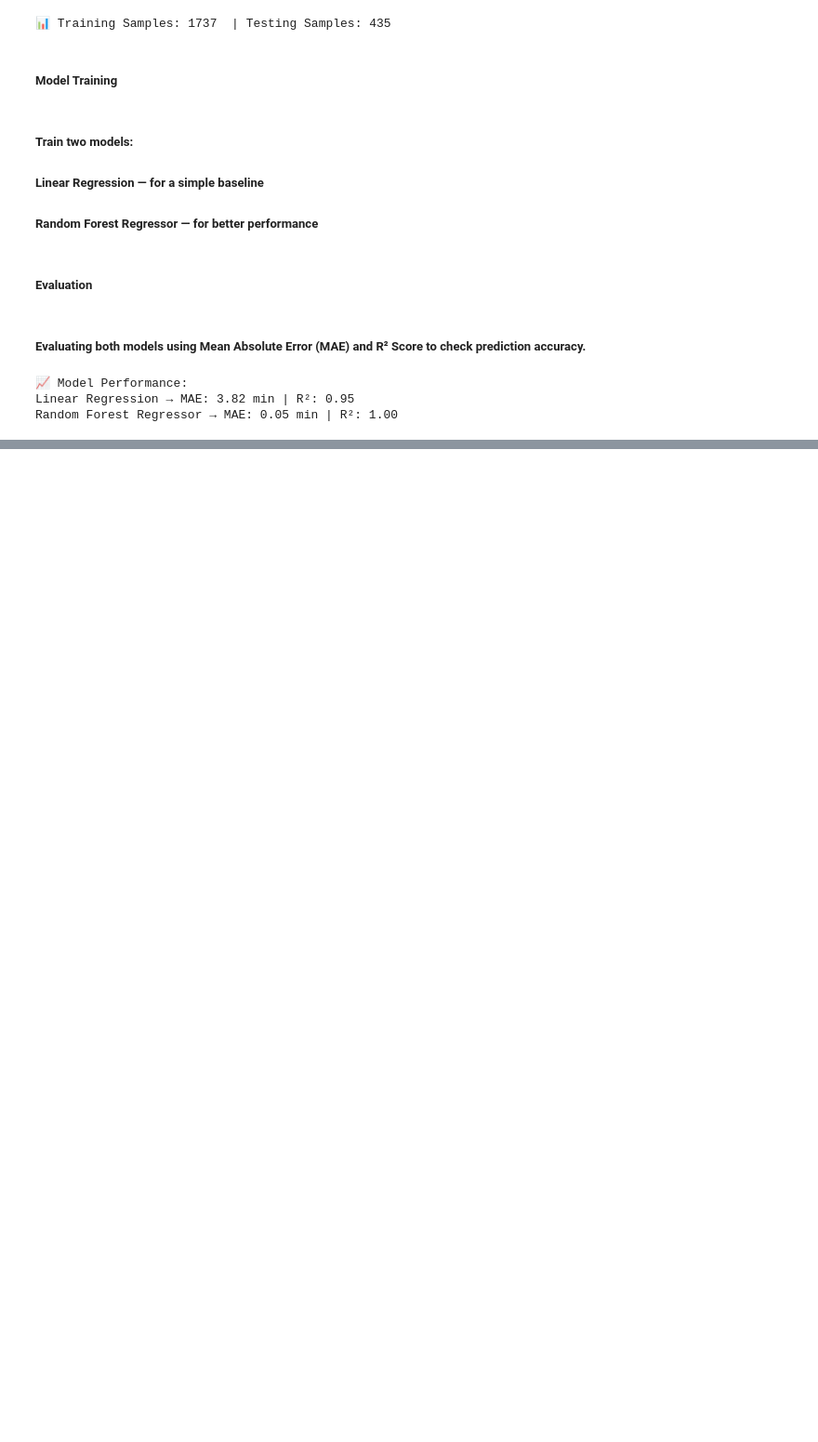
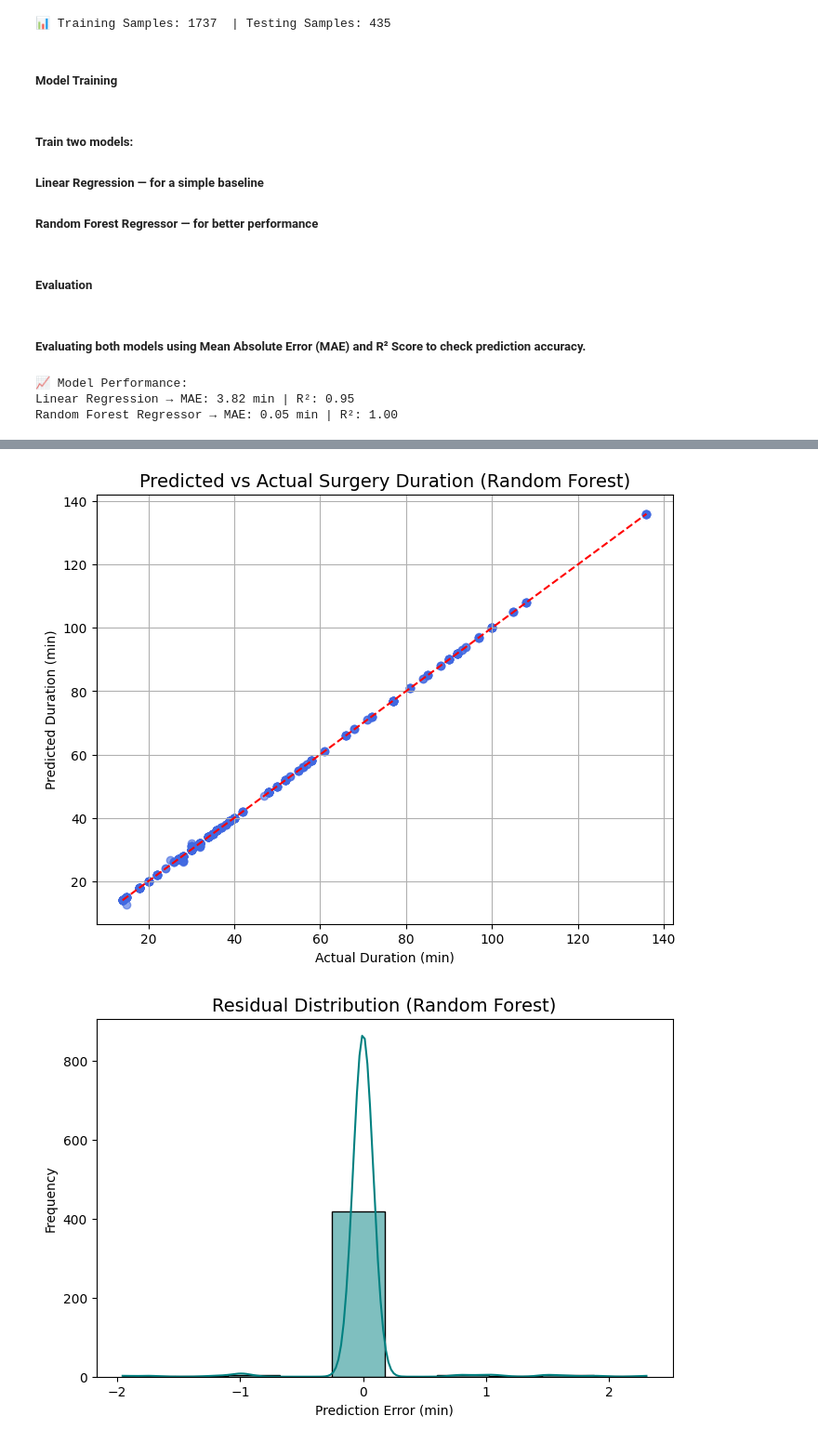
Before and after one commit to Reddy3001/Assignment-2-CSCN8030, a Jupyter notebook: RPwithoutAI.ipynb, the cells around one changed output, grey strips where cells are left out. Shown at 93% size. Drawn from its saved outputs; the diff is of its cells as text; code cells hidden in the pictures; blank space fills up the shorter version.

Commit message:
Visualization for Predicted and actual surgery duration and Residual distribution

```diff
--- a/RPwithoutAI.ipynb
+++ b/RPwithoutAI.ipynb
@@ -153,0 +162,22 @@ Random Forest Regressor → MAE: 0.05 min | R²: 1.00
+# %%
+## Predicted vs Actual (Random Forest)
+plt.figure(figsize=(8,6))
+plt.scatter(y_test, rf_pred, alpha=0.6, color='royalblue')
+plt.plot([y_test.min(), y_test.max()], [y_test.min(), y_test.max()], 'r--')
+plt.title('Predicted vs Actual Surgery Duration (Random Forest)', fontsize=14)
+plt.xlabel('Actual Duration (min)')
+plt.ylabel('Predicted Duration (min)')
+plt.grid(True)
+plt.show()
+
+## Residual Distribution
+residuals = y_test - rf_pred
+plt.figure(figsize=(8,5))
+sns.histplot(residuals, kde=True, color='teal')
+plt.title('Residual Distribution (Random Forest)', fontsize=14)
+plt.xlabel('Prediction Error (min)')
+plt.ylabel('Frequency')
+plt.show()
+# %% [output]
+[figure, added]
+[figure, added]
```
Also changed, not shown: parts of 2 cells of this notebook.
